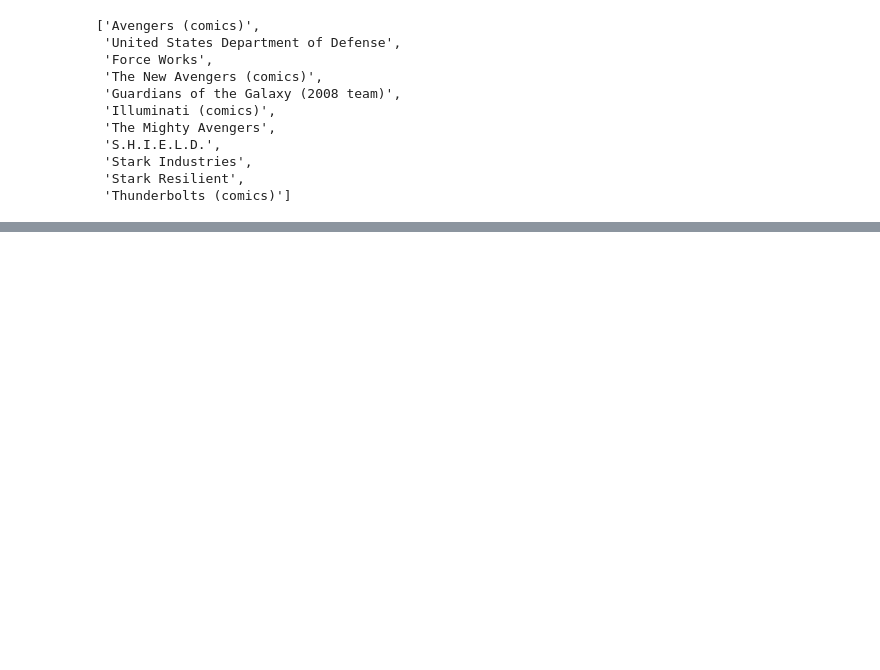
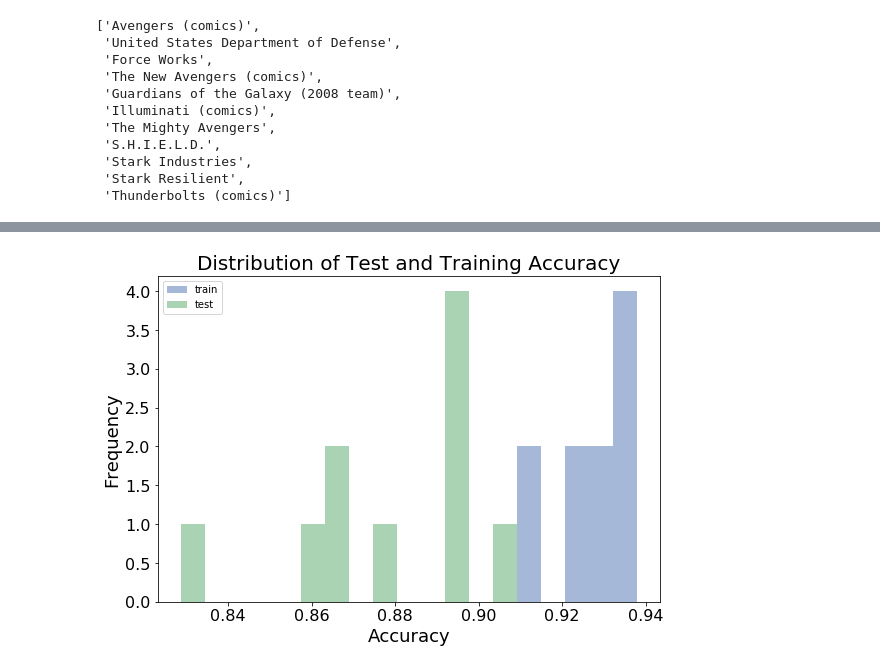
Before and after one commit to sejaldua/data-science-code-sample, a Jupyter notebook: marvel_universe.ipynb, the cells around one changed output, grey strips where cells are left out. Cells and saved outputs as stored; diff of their text form; code cells hidden in the pictures; blank space fills up the shorter version.

```diff
--- a/marvel_universe.ipynb
+++ b/marvel_universe.ipynb
@@ -459,0 +645,26 @@ get_alliances("Iron Man")
+# %%
+# Splitting the data into testing and training sets (of equal size) and run the model again
+
+import random
+from sklearn.model_selection import train_test_split
+
+# randomize the datapoints to avoid getting unbalanced class proportions
+random_indices = [i for i in range(len(y_ta))]
+random.shuffle(random_indices)
+alliance_mtx = [X_ta[idx] for idx in random_indices]
+class_vec = [y_ta[idx] for idx in random_indices]
+
+# split the data in half and check the shapes
+xTrain, xTest, yTrain, yTest = train_test_split(alliance_mtx, class_vec, test_size = 0.5, random_state = 0)
+print(np.shape(xTrain), np.shape(yTrain), np.shape(xTest), np.shape(yTest), end="\n\n")
+
+model = BernoulliNB()
+model.fit(xTrain, yTrain)
+y_train_pred = model.predict(xTrain)
+y_test_pred = model.predict(xTest)
+
+print("Accuracy of model on train data:", round(sum([y_train_pred[i] == yTrain[i] for i in range(len(yTrain))])/len(yTrain), 3))
+print("Baseline accruacy of \"dumb\" model on train data:", round(sum([yTrain[i]==0 for i in range(len(yTrain))])/len(yTrain), 3))
+
+print("\nAccuracy of model on test data:", round(sum([y_test_pred[i] == yTest[i] for i in range(len(yTest))])/len(yTest), 3))
+print("Baseline accruacy of \"dumb\" model on test data:", round(sum([yTest[i]==0 for i in range(len(yTest))])/len(yTest), 3))
@@ -459,0 +725,19 @@ get_alliances("Iron Man")
+# %%
+import matplotlib.pyplot as plt
+%matplotlib inline
+
+fig = plt.figure(figsize=(9,6))
+bins = np.linspace(min(min(accuracy_train, accuracy_test)), max(max(accuracy_train, accuracy_test)), 20)
+plt.hist(accuracy_train, bins, alpha=0.5, label='train')
+plt.hist(accuracy_test, bins, alpha=0.5, label='test')
+
+# figure formatting
+plt.legend(loc='upper left')
+plt.xlabel('Accuracy', fontsize=18)
+plt.ylabel('Frequency', fontsize=18)
+plt.xticks(fontsize=16)
+plt.yticks(fontsize=16)
+plt.title('Distribution of Test and Training Accuracy', fontsize=20)
+plt.show()
+# %% [output]
+[figure, added]
```
Also changed, not shown: parts of 16 cells of this notebook.
